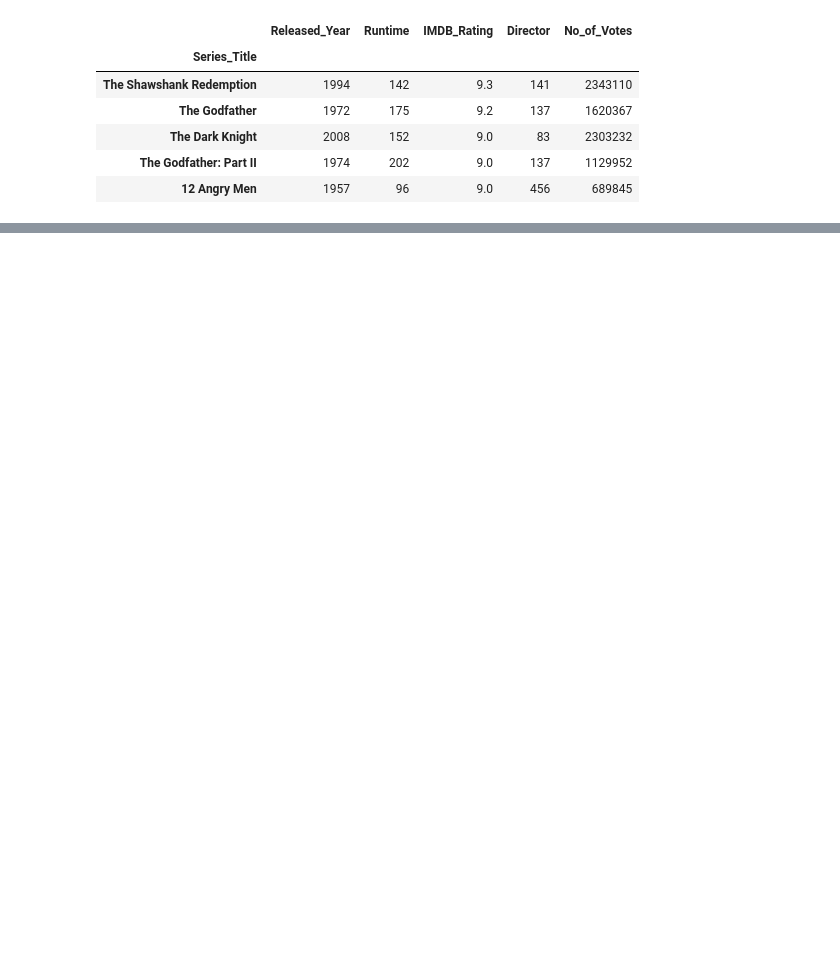
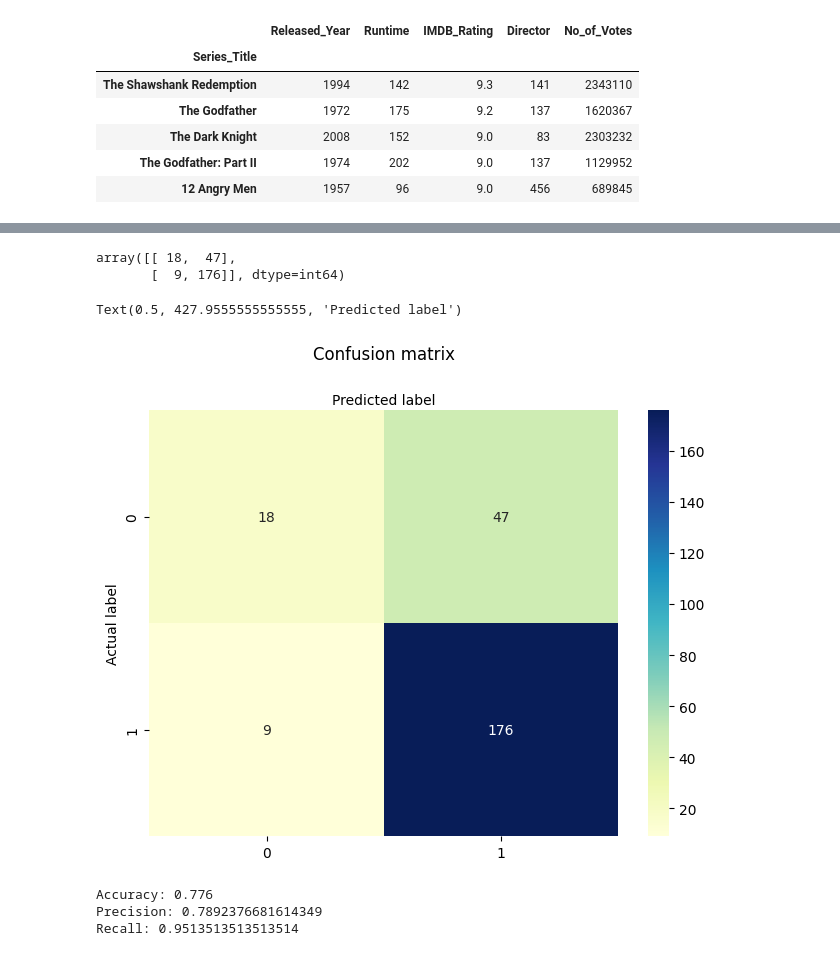
Before and after one commit to ColeDM-2020/INST-354-Project, a Jupyter notebook: Final_Project.ipynb, the cells around one changed output, grey strips where cells are left out. Drawn from its saved outputs; the diff is of its cells as text; code cells hidden in the pictures; blank space fills up the shorter version.

```diff
--- a/Final_Project.ipynb
+++ b/Final_Project.ipynb
@@ -100,6 +84,11 @@ Index: []]
+# %%
+drama_df = movie_df
+drama_df['Outcome'] = outcome
+# %%
+drama_df.set_index('Series_Title', inplace=True)
 # %%
-X = movie_df.drop(columns=['Genre'])
-y = movie_df.Genre
+X = drama_df.drop(columns=['Outcome', 'Genre'])
+y = drama_df.Outcome
 # %%
 X.head()
 # %% [output]
@@ -167,0 +135,20 @@ weighted avg       0.04      0.08      0.04       250
+# %%
+conf_mat = confusion_matrix(y_test, y_pred)
+conf_mat
+# %% [output]
+array([[ 18,  47],
+       [  9, 176]], dtype=int64)
+# %%
+categories = [0,1]
+fig, ax = plt.subplots()
+plt.xticks([0,1], categories)
+plt.yticks([0,1], categories)
+sns.heatmap(pd.DataFrame(conf_mat), annot=True, cmap="YlGnBu" ,fmt='g')
+ax.xaxis.set_label_position("top")
+plt.tight_layout()
+plt.title('Confusion matrix', y=1.1)
+plt.ylabel('Actual label')
+plt.xlabel('Predicted label')
+# %% [output]
+Text(0.5, 427.9555555555555, 'Predicted label')
+[figure, added]
@@ -167,0 +158,8 @@ weighted avg       0.04      0.08      0.04       250
+# %%
+print("Accuracy:", accuracy_score(y_test, y_pred))
+print("Precision:", precision_score(y_test, y_pred))
+print("Recall:", recall_score(y_test, y_pred))
+# %% [output]
+Accuracy: 0.776
+Precision: 0.7892376681614349
+Recall: 0.9513513513513514
```
Also changed, not shown: parts of 12 cells of this notebook.
